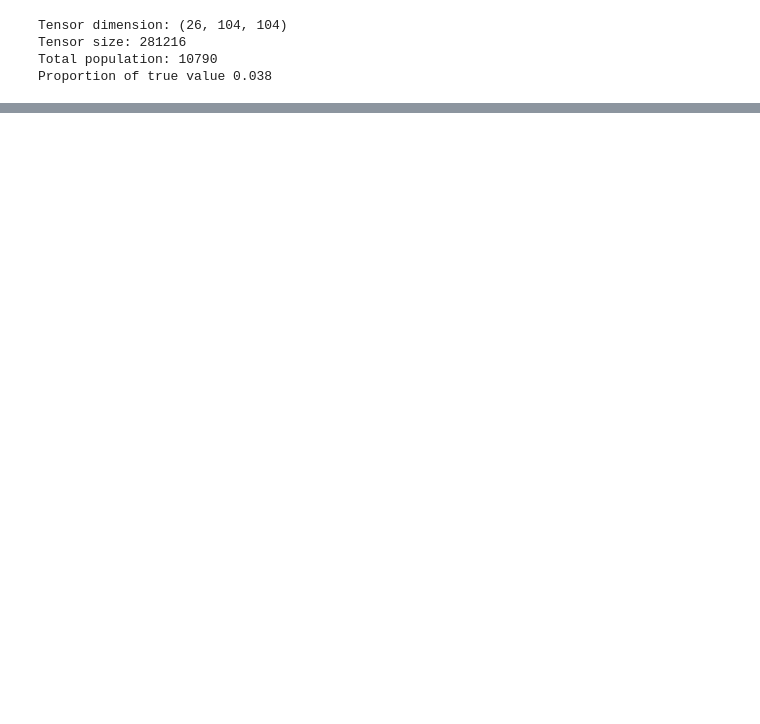
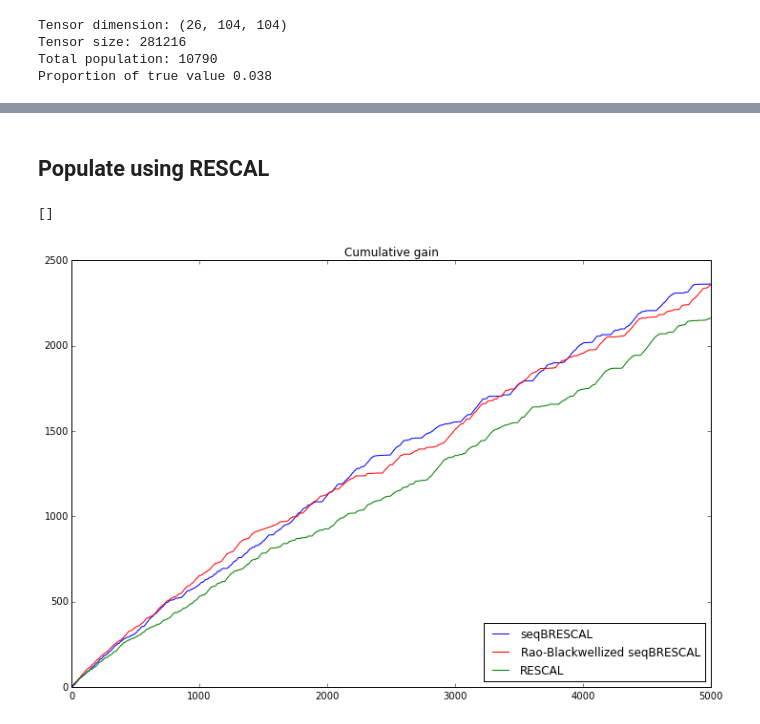
Before and after one commit to dongwookim-ml/almc, a Jupyter notebook: bayesian_rescal/brescal_particle_filter.ipynb, the cells around one changed output, grey strips where cells are left out. Saved outputs shown, nothing was run; the diff lists cells and outputs as text; code cells hidden in the pictures; blank space fills up the shorter version.

Commit message:
Simple result of sequential model about cumulative gain. Only 1 particle is used for the experiment.

```diff
--- a/bayesian_rescal/brescal_particle_filter.ipynb
+++ b/bayesian_rescal/brescal_particle_filter.ipynb
@@ -19,7 +19,8 @@ logger.setLevel(logging.INFO)
 mat = loadmat('../data/alyawarradata.mat')
 T = np.array(mat['Rs'], np.float32)
 
-n_dim = 5
+n_dim = 10
+max_iter = 5000
 T = np.swapaxes(T, 1, 2)
 T = np.swapaxes(T, 0, 1)  # [relation, entity, entity]
 n_relation, n_entity, _ = T.shape
@@ -47,5 +51,0 @@ Number of initial observation 1066
-# %%
-model = BayesianRescal(n_dim, eval_fn=roc_auc_score)
-model.fit(T*maskT, max_iter=20)
-_X = model._reconstruct()
-print(roc_auc_score(T.flatten(), _X.flatten()))
@@ -71,4 +52,5 @@ INFO:brescal:[ 19] LL: 335440.951 | fit: 0.82753 |  sec: 0.197
 # %%
-model = PFBayesianRescal(n_dim, controlled_var=False, n_particles=5, eval_fn=roc_auc_score)
-seq = model.fit(T, obs_mask = maskT, max_iter=1000)
+model = PFBayesianRescal(n_dim, var_x = 0.01, controlled_var=False, n_particles=1, mc_move=1,
+                         compute_score=True, eval_fn=mean_squared_error, parallelize=True, sample_prior=False)
+seq = model.fit(T, obs_mask = maskT.copy(), max_iter=max_iter)
 # %% [output]
@@ -91,0 +74,4 @@ INFO:seq_brescal:[999] LL: -22515.447 | fit: 0.61019 |  sec: 5.686
+# %%
+model = PFBayesianRescal(n_dim, var_x = 0.01, controlled_var=False, n_particles=1, mc_move=1, rbp=True,
+                         compute_score=True, eval_fn=mean_squared_error, parallelize=True, sample_prior=False)
+seq2 = model.fit(T, obs_mask = maskT.copy(), max_iter=max_iter)
@@ -91,0 +96,52 @@ INFO:seq_brescal:[999] LL: -22515.447 | fit: 0.61019 |  sec: 5.686
+# %% [markdown]
+## Populate using RESCAL
+# %%
+trainT = T.copy()
+trainT[maskT==0] = 0
+mask = maskT.copy()
+
+X = list()
+for k in range(n_relation):
+    X.append(csr_matrix(trainT[k]))
+
+handlers = logger.handlers
+[logger.removeHandler(handle) for handle in handlers]
+
+seq4 = list()
+for i in range(max_iter):
+    A, R, f, itr, exectimes = rescal.rescal_als(X, n_dim)
+    _X = np.zeros_like(T)
+    for k in range(T.shape[0]):
+        _X[k] = np.dot(np.dot(A, R[k]), A.T)
+    find = False
+    while not find:
+        _X[mask==1] = -10000
+        next_idx = np.unravel_index(_X.argmax(), T.shape)
+        mask[next_idx] = 1
+        seq4.append(next_idx)
+        if T[next_idx] == 1:
+            X[next_idx[0]][next_idx[1],next_idx[2]] = T[next_idx]
+            find = True
+        if len(seq4) == max_iter:
+            break
+    if len(seq4) == max_iter:
+        break
+
+[logger.addHandler(handle) for handle in handlers]
+# %% [output]
+[]
+# %%
+x = range(len(seq))
+y = np.cumsum([T[s] for s in seq])
+z = np.cumsum([T[s] for s in seq2])
+r = np.cumsum([T[s] for s in seq4])
+
+fig = plt.figure(figsize=(12,8))
+plt.plot(x,y, color='blue', label='seqBRESCAL')
+plt.plot(x,z, color='red', label='Rao-Blackwellized seqBRESCAL')
+plt.plot(x,r, color='green', label='RESCAL')
+plt.title('Cumulative gain')
+plt.legend(loc=4)
+plt.show()
+# %% [output]
+[figure, added]
```
Also changed, not shown: parts of 6 cells of this notebook, 1 other file.
